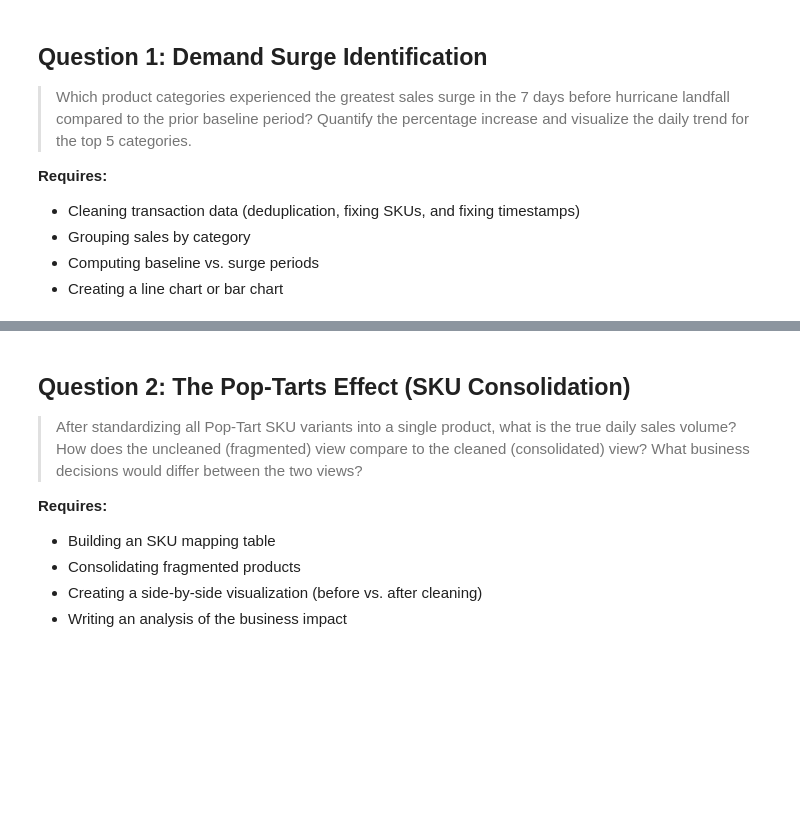
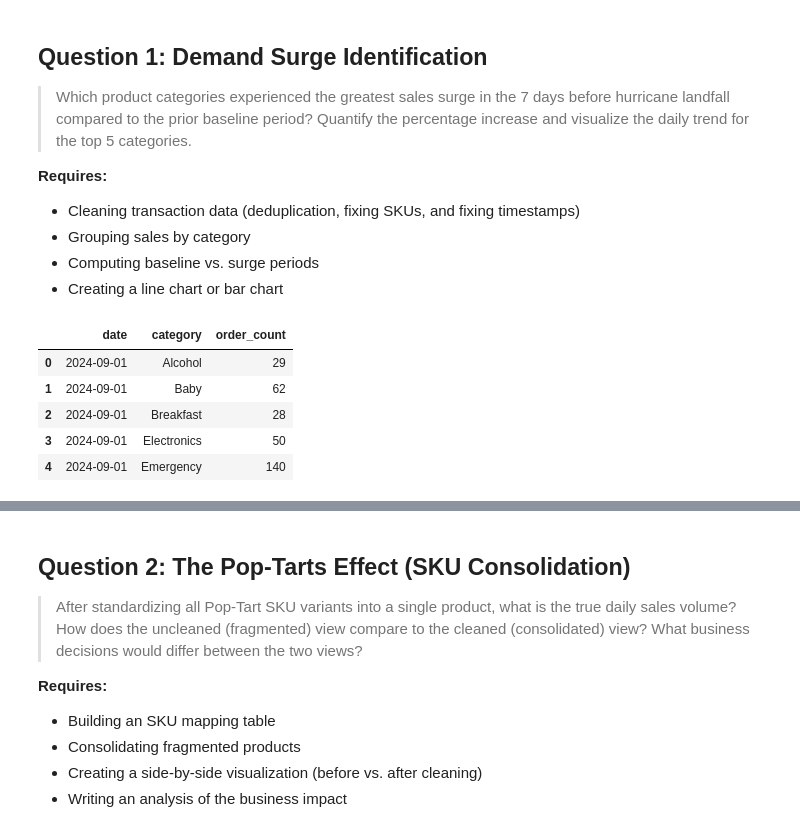
Before and after one commit to simichakravarty16/walmart-hurricane-project, a Jupyter notebook: notebooks/team_notebook.ipynb, the cells around one changed output, grey strips where cells are left out. Saved outputs shown, nothing was run; the diff lists cells and outputs as text; code cells hidden in the pictures; blank space fills up the shorter version.

```diff
--- a/notebooks/team_notebook.ipynb
+++ b/notebooks/team_notebook.ipynb
@@ -1229,3 +1230,20 @@ pd.DataFrame(DECISIONS)
 - Grouping sales by category
 - Computing baseline vs. surge periods
 - Creating a line chart or bar chart
+# %%
+# Question 1, Part 1: Calculate daily order counts by category
+
+# Hurricane Helene made landfall on the Florida Big Bend late on September 26, 2024
+# Baseline: Sept 1-15; Surge: Sept 19-25
+
+# Daily sales by category
+daily_sales = clean_transactions.dropna(subset=['date']).groupby(['date', 'category']).size().reset_index(name='order_count')
+
+daily_sales.head()
+# %% [output]
+|  | date | category | order_count |
+| 0 | 2024-09-01 | Alcohol | 29 |
+| 1 | 2024-09-01 | Baby | 62 |
+| 2 | 2024-09-01 | Breakfast | 28 |
+| 3 | 2024-09-01 | Electronics | 50 |
+| 4 | 2024-09-01 | Emergency | 140 |
```
Also changed, not shown: parts of 11 cells of this notebook.
